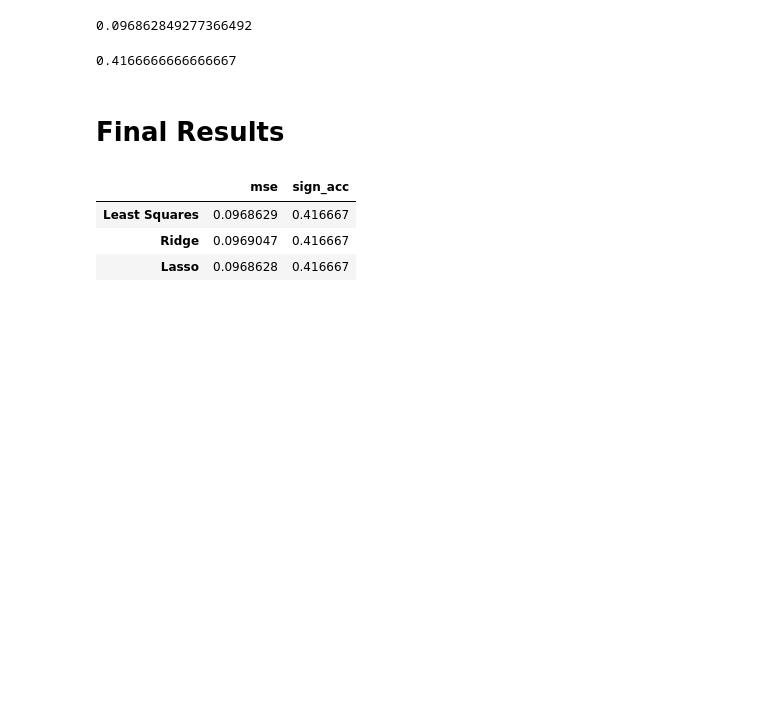
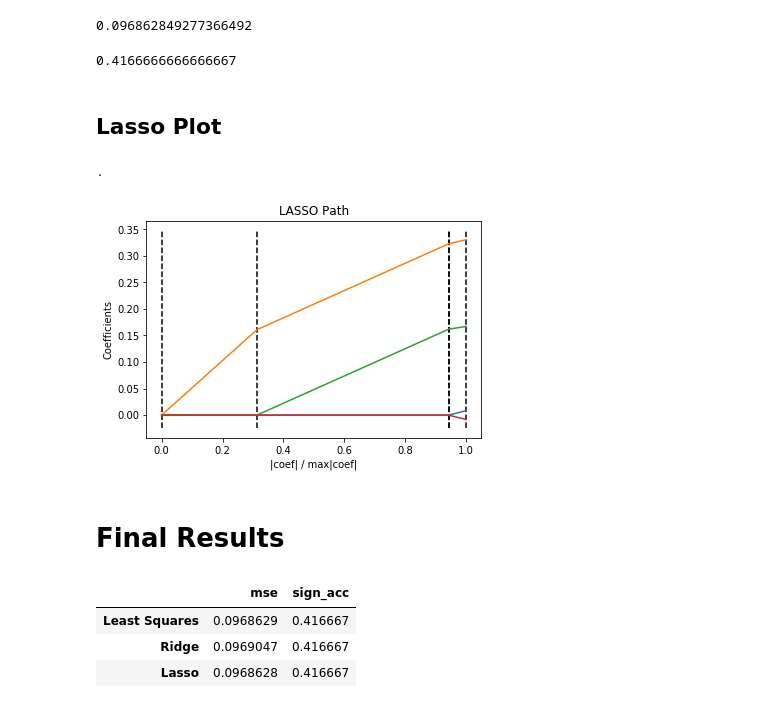
Before and after one commit to tanaytrivedi/ece475_homework, a Jupyter notebook: linear_regression_submission.ipynb, the cells around one changed output. Drawn from its saved outputs; the diff is of its cells as text; code cells hidden in the pictures; blank space fills up the shorter version.

Commit message:
added lasso plot

```diff
--- a/linear_regression_submission.ipynb
+++ b/linear_regression_submission.ipynb
@@ -310,6 +310,26 @@ y_lin['sign']=np.sign(y_lin["y"])==np.sign(y_lin["yhat"])
 len(y_lin[y_lin['sign']==True])/float(len(y_lin))
 # %% [output]
 0.4166666666666667
+# %% [markdown]
+## Lasso Plot
+# %%
+from sklearn import linear_model
+_, _, coefs = linear_model.lars_path(train_X.values[:,:-1], train_y.values, method='lasso', verbose=True)
+
+xx = np.sum(np.abs(coefs.T), axis=1)
+xx /= xx[-1]
+
+plt.plot(xx, coefs.T)
+ymin, ymax = plt.ylim()
+plt.vlines(xx, ymin, ymax, linestyle='dashed')
+plt.xlabel('|coef| / max|coef|')
+plt.ylabel('Coefficients')
+plt.title('LASSO Path')
+plt.axis('tight')
+plt.show()
+# %% [output]
+.
+[figure, added]
 # %% [markdown]
 # Final Results
 # %%
```
